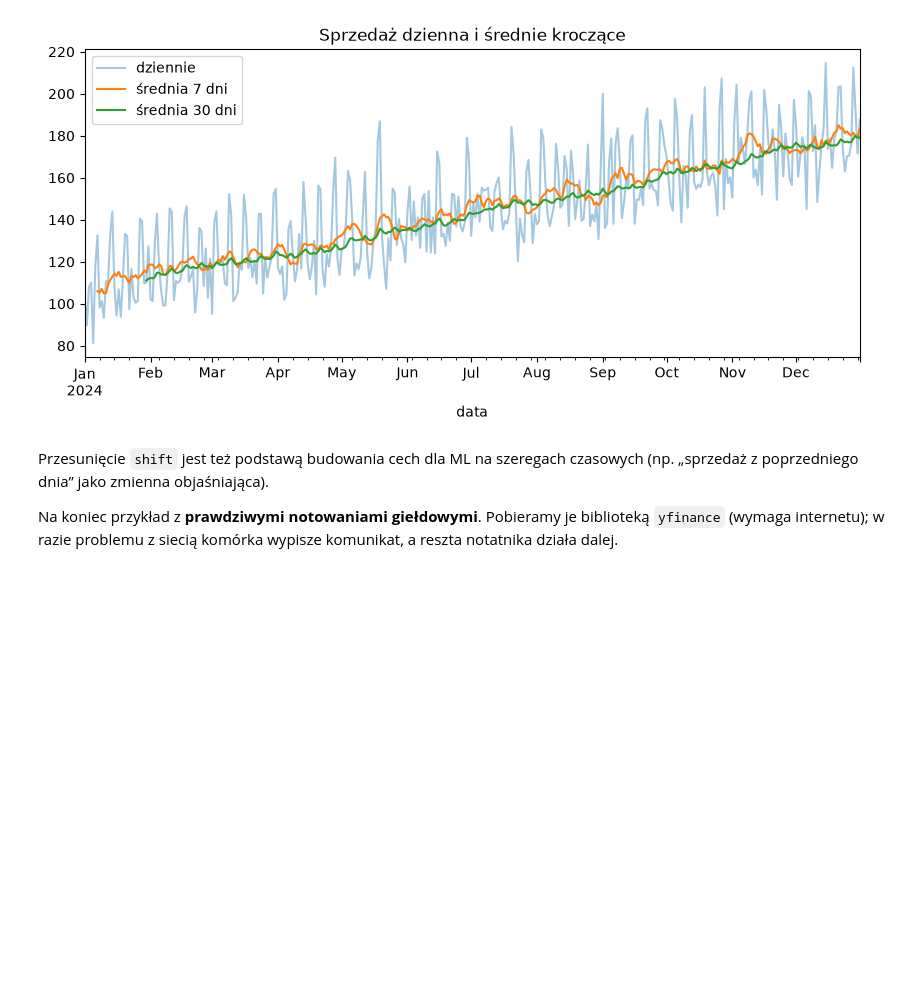
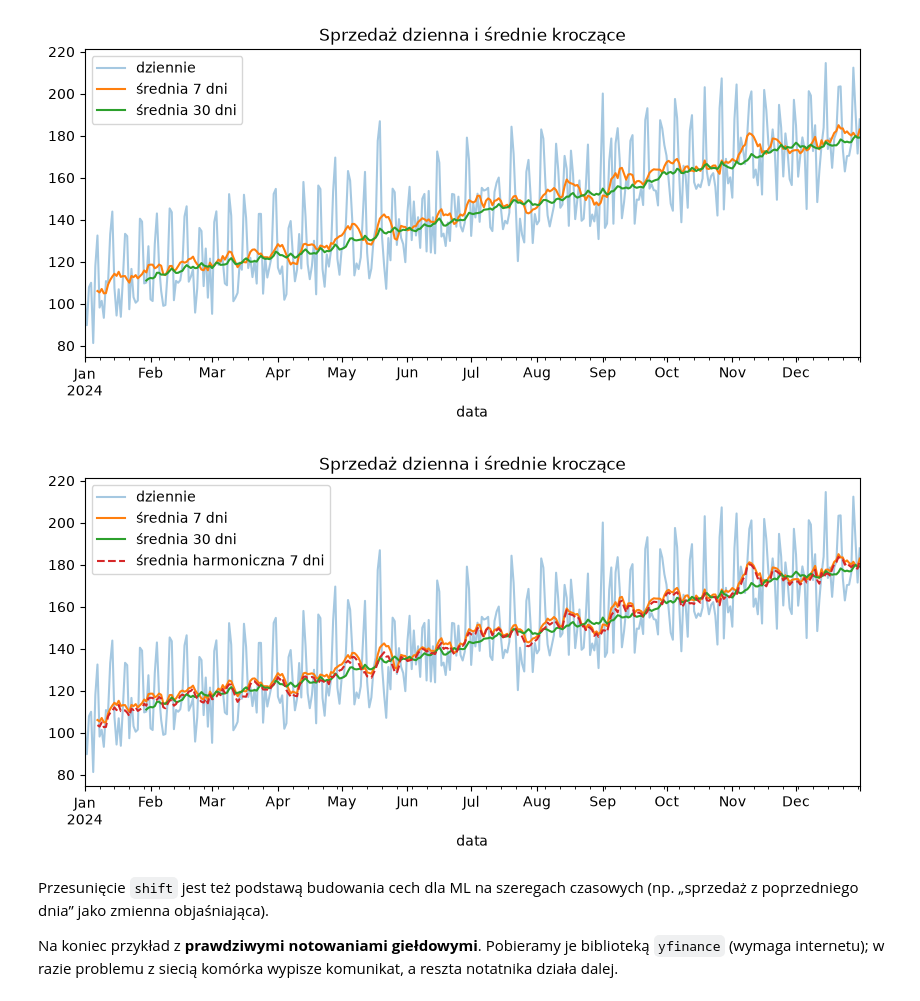
Before and after one commit to tomasz450/ML_DL_szkolenie_23_11_26, a Jupyter notebook: 2.1 Pandas/Pandas.ipynb, the cells around one changed output. Saved outputs shown, nothing was run; the diff lists cells and outputs as text; code cells hidden in the pictures; blank space fills up the shorter version.

```diff
--- a/2.1 Pandas/Pandas.ipynb
+++ b/2.1 Pandas/Pandas.ipynb
@@ -2664,6 +2707,27 @@ ax.legend()
 plt.show()
 # %% [output]
 [figure]
+# %%
+import numpy as np
+import matplotlib.pyplot as plt
+
+# harmoniczna średnia krocząca 7 dni
+harm_7 = szereg.rolling(7).apply(
+    lambda x: len(x) / np.sum(1 / x) if np.all(x > 0) else np.nan,
+    raw=True
+)
+
+fig, ax = plt.subplots(figsize=(10, 4))
+szereg.plot(ax=ax, alpha=0.4, label='dziennie')
+szereg.rolling(7).mean().plot(ax=ax, label='średnia 7 dni')
+szereg.rolling(30).mean().plot(ax=ax, label='średnia 30 dni')
+harm_7.plot(ax=ax, label='średnia harmoniczna 7 dni', linestyle='--')
+
+ax.set_title('Sprzedaż dzienna i średnie kroczące')
+ax.legend()
+plt.show()
+# %% [output]
+[figure, added]
 # %% [markdown]
 Przesunięcie `shift` jest też podstawą budowania cech dla ML na szeregach czasowych (np. „sprzedaż z poprzedniego dnia” jako zmienna objaśniająca).
 
```
Also changed, not shown: parts of 13 cells of this notebook, 2 other files.
